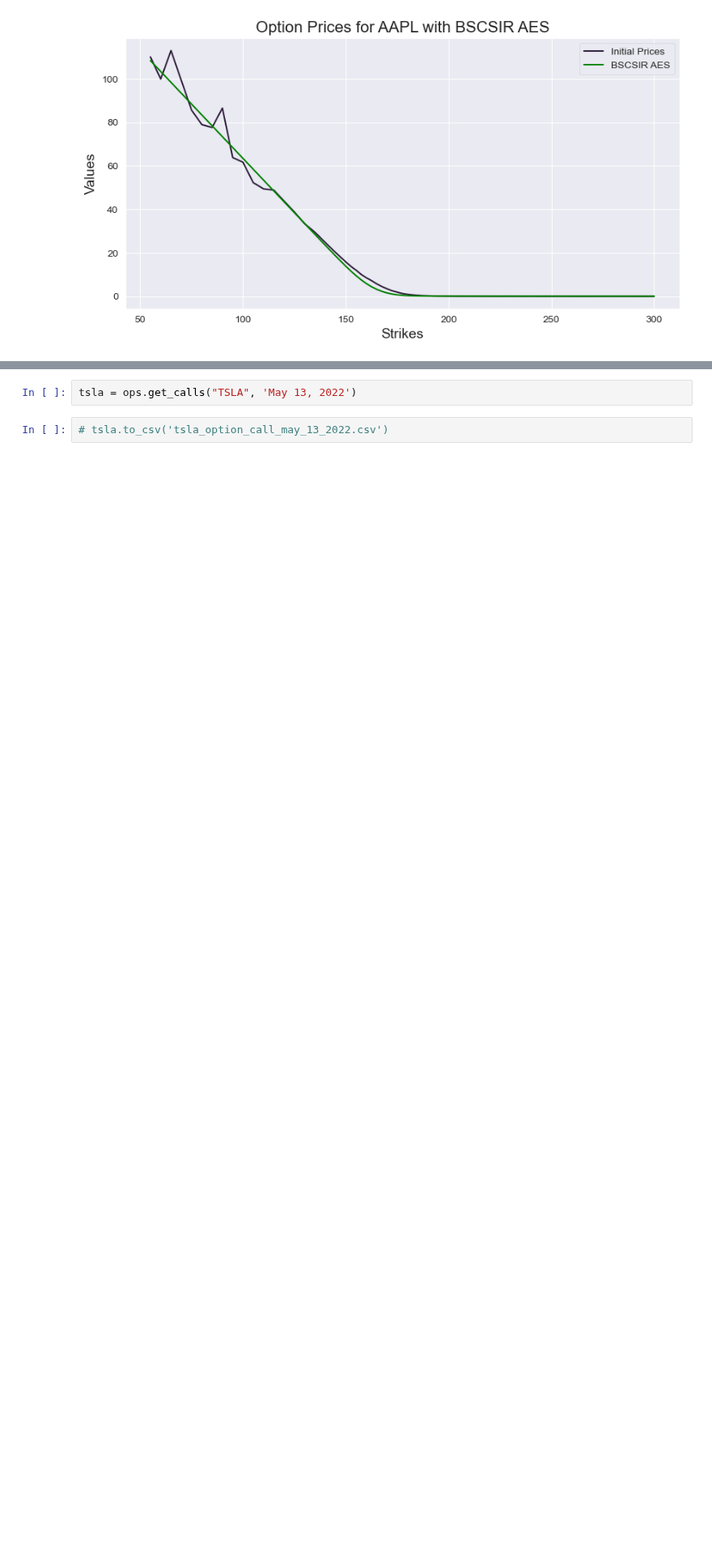
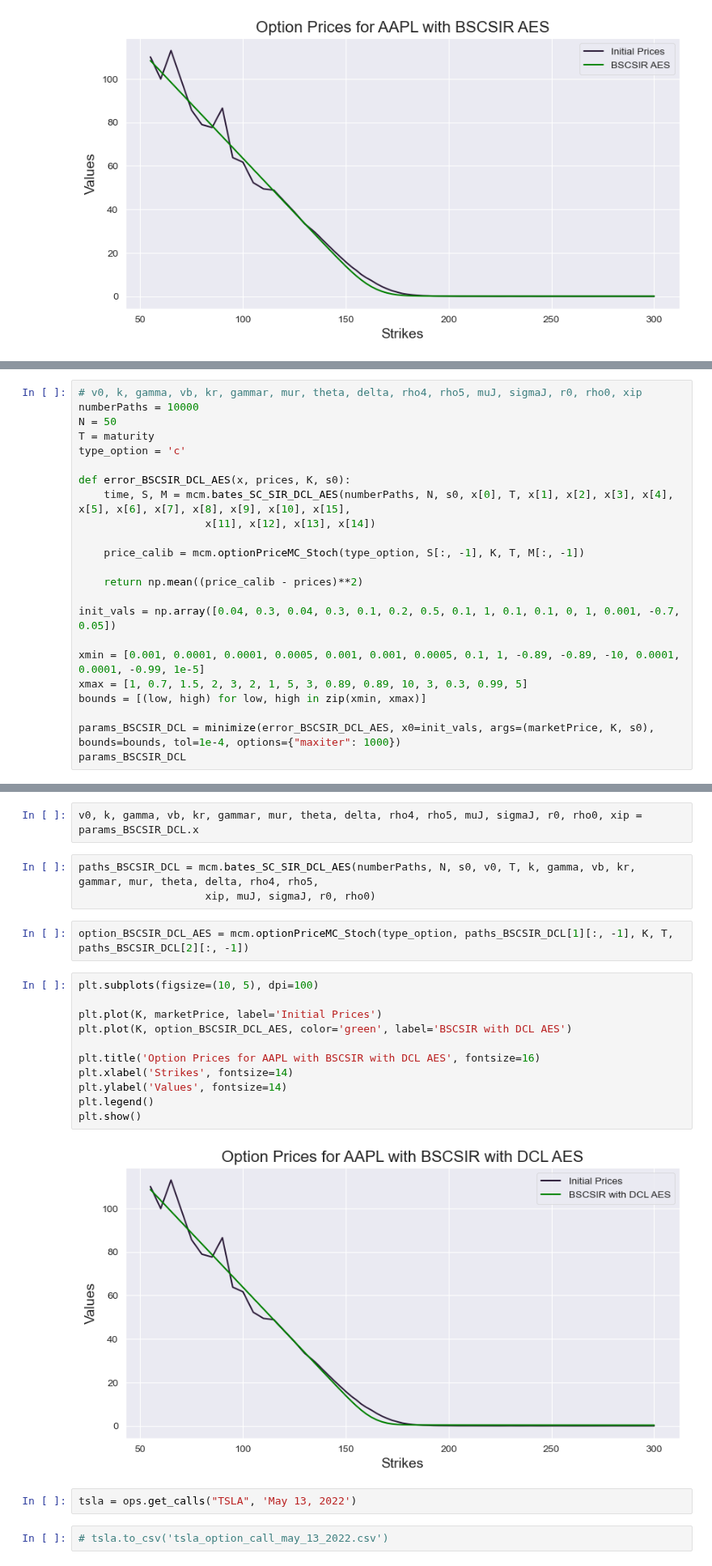
Before and after one commit to kirillzx/Generalized-Bates-model-draft, a Jupyter notebook: Calibrations/Calibration_Main_Calls.ipynb, the cells around one changed output, grey strips where cells are left out. Shown at 81% size. Saved outputs shown, nothing was run; the diff lists cells and outputs as text; blank space fills up the shorter version.

```diff
--- a/Calibrations/Calibration_Main_Calls.ipynb
+++ b/Calibrations/Calibration_Main_Calls.ipynb
@@ -921,0 +924,23 @@ plt.show()
+# %%
+# v0, k, gamma, vb, kr, gammar, mur, theta, delta, rho4, rho5, muJ, sigmaJ, r0, rho0, xip
+numberPaths = 10000
+N = 50
+T = maturity
+type_option = 'c'
+
+def error_BSCSIR_DCL_AES(x, prices, K, s0):
+    time, S, M = mcm.bates_SC_SIR_DCL_AES(numberPaths, N, s0, x[0], T, x[1], x[2], x[3], x[4], x[5], x[6], x[7], x[8], x[9], x[10], x[15],
+                    x[11], x[12], x[13], x[14])
+
+    price_calib = mcm.optionPriceMC_Stoch(type_option, S[:, -1], K, T, M[:, -1])
+
+    return np.mean((price_calib - prices)**2)
+
+init_vals = np.array([0.04, 0.3, 0.04, 0.3, 0.1, 0.2, 0.5, 0.1, 1, 0.1, 0.1, 0, 1, 0.001, -0.7, 0.05])
+
+xmin = [0.001, 0.0001, 0.0001, 0.0005, 0.001, 0.001, 0.0005, 0.1, 1, -0.89, -0.89, -10, 0.0001, 0.0001, -0.99, 1e-5]
+xmax = [1, 0.7, 1.5, 2, 3, 2, 1, 5, 3, 0.89, 0.89, 10, 3, 0.3, 0.99, 5]
+bounds = [(low, high) for low, high in zip(xmin, xmax)]
+
+params_BSCSIR_DCL = minimize(error_BSCSIR_DCL_AES, x0=init_vals, args=(marketPrice, K, s0), bounds=bounds, tol=1e-4, options={"maxiter": 1000})
+params_BSCSIR_DCL
@@ -922,3 +966,23 @@ plt.show()
+# %%
+v0, k, gamma, vb, kr, gammar, mur, theta, delta, rho4, rho5, muJ, sigmaJ, r0, rho0, xip = params_BSCSIR_DCL.x
+# %%
+paths_BSCSIR_DCL = mcm.bates_SC_SIR_DCL_AES(numberPaths, N, s0, v0, T, k, gamma, vb, kr, gammar, mur, theta, delta, rho4, rho5,
+                    xip, muJ, sigmaJ, r0, rho0)
+# %%
+option_BSCSIR_DCL_AES = mcm.optionPriceMC_Stoch(type_option, paths_BSCSIR_DCL[1][:, -1], K, T, paths_BSCSIR_DCL[2][:, -1])
+# %%
+plt.subplots(figsize=(10, 5), dpi=100)
+
+plt.plot(K, marketPrice, label='Initial Prices')
+plt.plot(K, option_BSCSIR_DCL_AES, color='green', label='BSCSIR with DCL AES')
+
+plt.title('Option Prices for AAPL with BSCSIR with DCL AES', fontsize=16)
+plt.xlabel('Strikes', fontsize=14)
+plt.ylabel('Values', fontsize=14)
+plt.legend()
+plt.show()
+# %% [output]
+[figure, added]
 # %%
 tsla = ops.get_calls("TSLA", 'May 13, 2022')
 # %%
```
Also changed, not shown: parts of 19 cells of this notebook.
